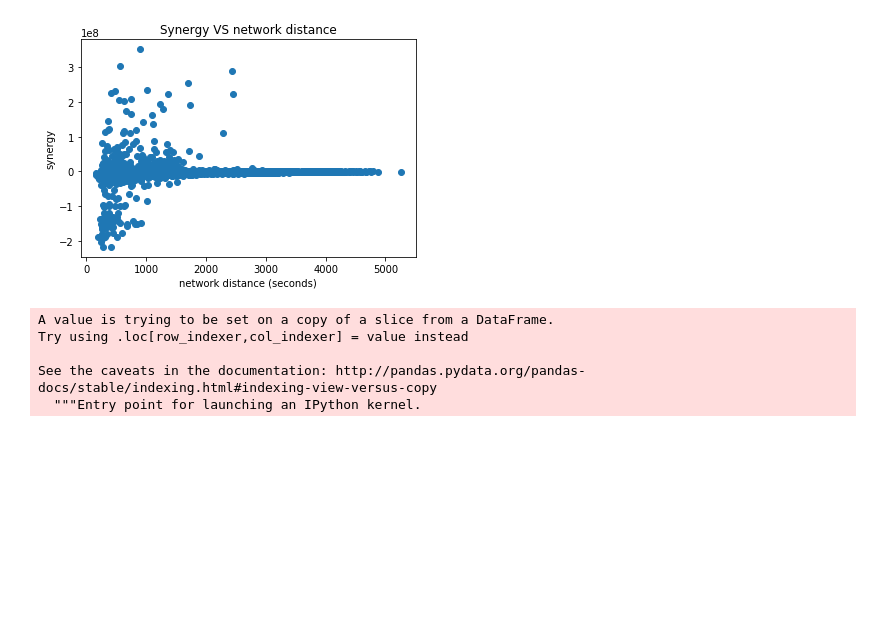
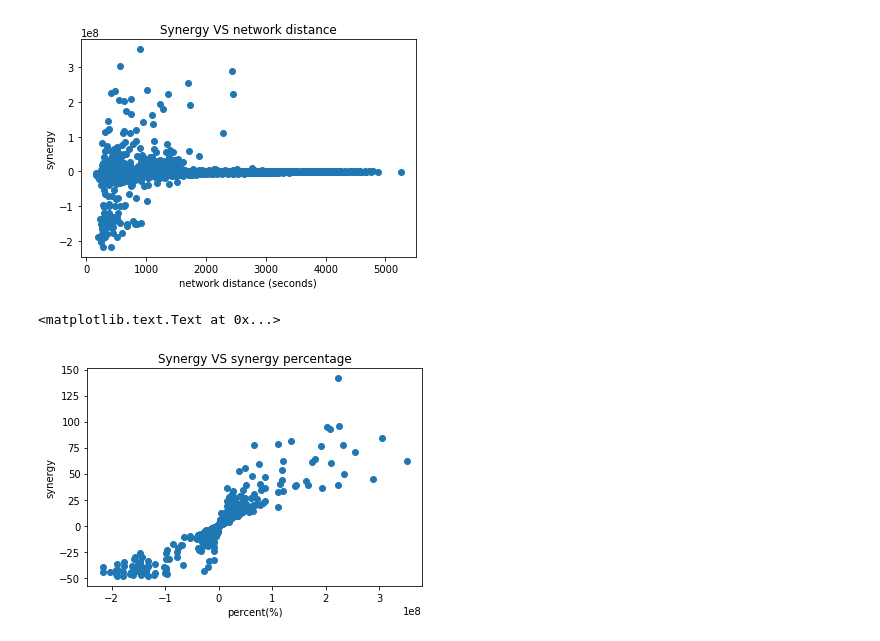
Before and after one commit to yuanviola/nyc_subway_network, a Jupyter notebook: synergy_effect_explanation_Jackard_similary.ipynb, the cells around one changed output. Cells and saved outputs as stored; diff of their text form; code cells hidden in the pictures; blank space fills up the shorter version.

```diff
--- a/synergy_effect_explanation_Jackard_similary.ipynb
+++ b/synergy_effect_explanation_Jackard_similary.ipynb
@@ -189,9 +212,9 @@ data = synergy[['percent(%)','geo_distance','network_distance','similarity']]
-# %%
-data['geo_distance']=map(float,data['geo_distance'])
-# %% [output]
-A value is trying to be set on a copy of a slice from a DataFrame.
-Try using .loc[row_indexer,col_indexer] = value instead
-
-See the caveats in the documentation: http://pandas.pydata.org/pandas-docs/stable/indexing.html#indexing-view-versus-copy
-  """Entry point for launching an IPython kernel.
+# %%
+plt.scatter(synergy['synergy'],synergy['percent(%)'])
+plt.xlabel('percent(%)')
+plt.ylabel('synergy')
+plt.title('Synergy VS synergy percentage')
+# %% [output]
+<matplotlib.text.Text at 0x...>
+[figure, added]
 # %%
```
Also changed, not shown: parts of 21 cells of this notebook.
